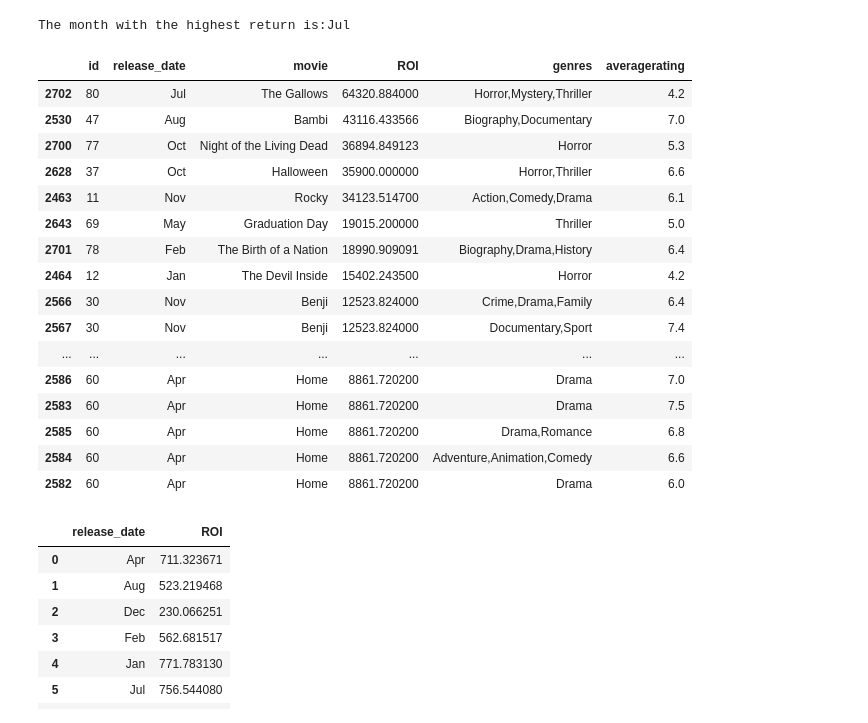
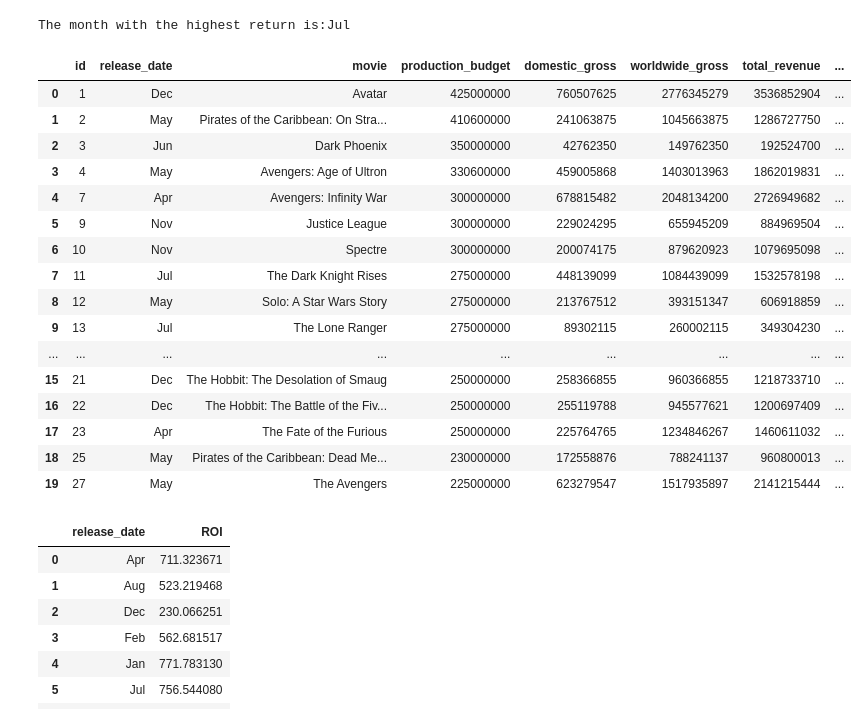
Before and after one commit to CWoto/group8-project, a Jupyter notebook: Project notebook.ipynb, the cells around one changed output. Saved outputs shown, nothing was run; the diff lists cells and outputs as text; code cells hidden in the pictures.

```diff
--- a/Project notebook.ipynb
+++ b/Project notebook.ipynb
@@ -1098,4 +1113,11 @@ df1
+# %%
+### Reading the data
+
+budget_data = pd.read_csv('./Data/budget_cleaned.csv')
+combined_analysis = pd.read_csv('./Data/combined_analysis.csv')
+genre_data = pd.read_csv('genre_averages.csv')
+working_data_data = pd.read_csv('working_data_file.csv')
 # %%
-df1['release_date']=df1['release_date'].str.slice(0,3)
-df1
+working_data_data['release_date']=working_data_data['release_date'].str.slice(0,3)
+working_data_data
 # %% [output]
@@ -1137,27 +1157,26 @@ print(f"The month with the highest return is:{highest_return_month}")
 # %% [output]
 The month with the highest return is:Jul
 # %%
-# displaying top 20 row with the higest ROI
-top_20_months=df1.sort_values(by='ROI',ascending=False)
-top_20_months=df1.head(20)
+top_20_months=working_data_data.sort_values(by='ROI',ascending=False)
+top_20_months=working_data_data.head(20)
 top_20_months
 # %% [output]
-|  | id | release_date | movie | ROI | genres | averagerating |
-| 2702 | 80 | Jul | The Gallows | 64320.884000 | Horror,Mystery,Thriller | 4.2 |
-| 2530 | 47 | Aug | Bambi | 43116.433566 | Biography,Documentary | 7.0 |
-| 2700 | 77 | Oct | Night of the Living Dead | 36894.849123 | Horror | 5.3 |
-| 2628 | 37 | Oct | Halloween | 35900.000000 | Horror,Thriller | 6.6 |
-| 2463 | 11 | Nov | Rocky | 34123.514700 | Action,Comedy,Drama | 6.1 |
-| 2643 | 69 | May | Graduation Day | 19015.200000 | Thriller | 5.0 |
-| 2701 | 78 | Feb | The Birth of a Nation | 18990.909091 | Biography,Drama,History | 6.4 |
-| 2464 | 12 | Jan | The Devil Inside | 15402.243500 | Horror | 4.2 |
-| 2566 | 30 | Nov | Benji | 12523.824000 | Crime,Drama,Family | 6.4 |
-| 2567 | 30 | Nov | Benji | 12523.824000 | Documentary,Sport | 7.4 |
-| ... | ... | ... | ... | ... | ... | ... |
-| 2586 | 60 | Apr | Home | 8861.720200 | Drama | 7.0 |
-| 2583 | 60 | Apr | Home | 8861.720200 | Drama | 7.5 |
-| 2585 | 60 | Apr | Home | 8861.720200 | Drama,Romance | 6.8 |
-| 2584 | 60 | Apr | Home | 8861.720200 | Adventure,Animation,Comedy | 6.6 |
-| 2582 | 60 | Apr | Home | 8861.720200 | Drama | 6.0 |
+|  | id | release_date | movie | production_budget | domestic_gross | worldwide_gross | total_revenue | ... |
+| 0 | 1 | Dec | Avatar | 425000000 | 760507625 | 2776345279 | 3536852904 | ... |
+| 1 | 2 | May | Pirates of the Caribbean: On Stra... | 410600000 | 241063875 | 1045663875 | 1286727750 | ... |
+| 2 | 3 | Jun | Dark Phoenix | 350000000 | 42762350 | 149762350 | 192524700 | ... |
+| 3 | 4 | May | Avengers: Age of Ultron | 330600000 | 459005868 | 1403013963 | 1862019831 | ... |
+| 4 | 7 | Apr | Avengers: Infinity War | 300000000 | 678815482 | 2048134200 | 2726949682 | ... |
+| 5 | 9 | Nov | Justice League | 300000000 | 229024295 | 655945209 | 884969504 | ... |
+| 6 | 10 | Nov | Spectre | 300000000 | 200074175 | 879620923 | 1079695098 | ... |
+| 7 | 11 | Jul | The Dark Knight Rises | 275000000 | 448139099 | 1084439099 | 1532578198 | ... |
+| 8 | 12 | May | Solo: A Star Wars Story | 275000000 | 213767512 | 393151347 | 606918859 | ... |
+| 9 | 13 | Jul | The Lone Ranger | 275000000 | 89302115 | 260002115 | 349304230 | ... |
+| ... | ... | ... | ... | ... | ... | ... | ... | ... |
+| 15 | 21 | Dec | The Hobbit: The Desolation of Smaug | 250000000 | 258366855 | 960366855 | 1218733710 | ... |
+| 16 | 22 | Dec | The Hobbit: The Battle of the Fiv... | 250000000 | 255119788 | 945577621 | 1200697409 | ... |
+| 17 | 23 | Apr | The Fate of the Furious | 250000000 | 225764765 | 1234846267 | 1460611032 | ... |
+| 18 | 25 | May | Pirates of the Caribbean: Dead Me... | 230000000 | 172558876 | 788241137 | 960800013 | ... |
+| 19 | 27 | May | The Avengers | 225000000 | 623279547 | 1517935897 | 2141215444 | ... |
 # %%
 #Groupin by month and calculating monthly average return
```
Also changed, not shown: parts of 67 cells of this notebook.
